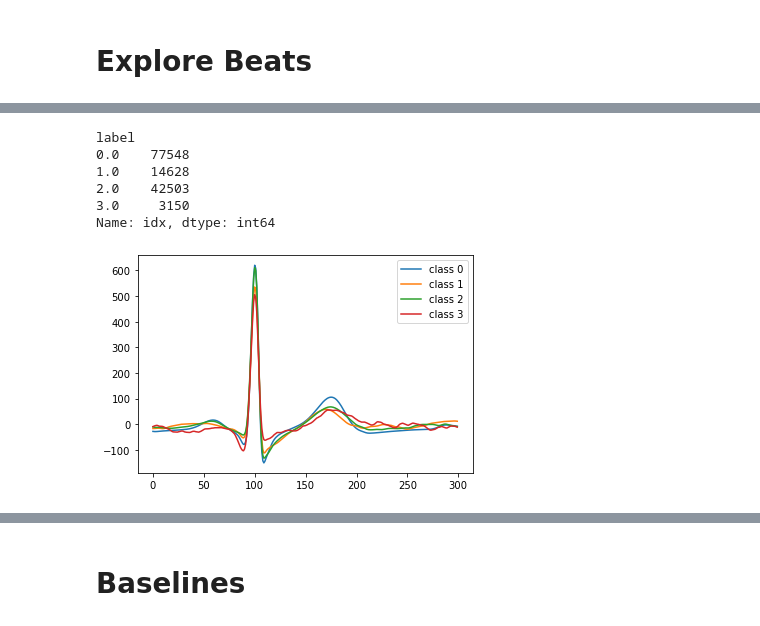
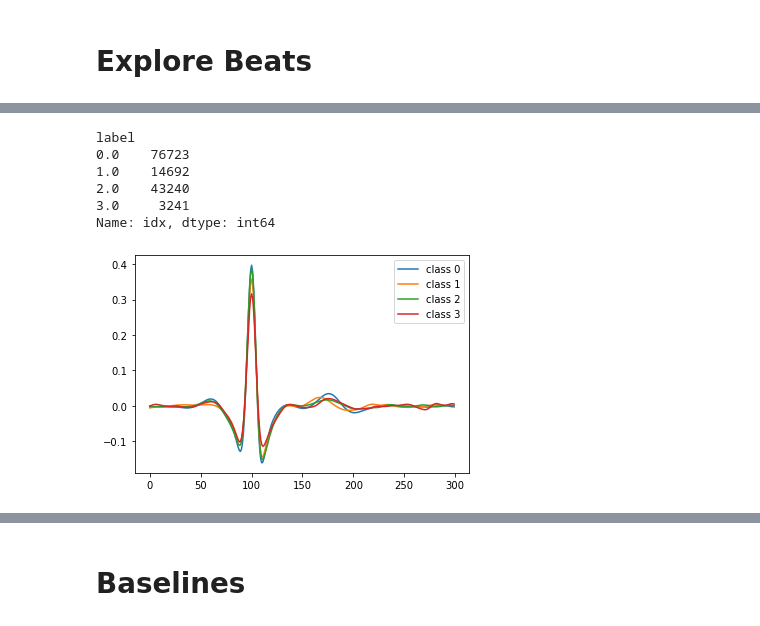
Before and after one commit to veichta/AML, a Jupyter notebook: task2/task2.ipynb, the cells around one changed output, grey strips where cells are left out. Saved outputs shown, nothing was run; the diff lists cells and outputs as text; code cells hidden in the pictures.

```diff
--- a/task2/task2.ipynb
+++ b/task2/task2.ipynb
@@ -347,0 +429,9 @@ df_beats
+# %%
+df_train = pd.read_csv('train_beats.csv', index_col=0)
+df_val = pd.read_csv('val_beats.csv', index_col=0)
+
+train_clean = remove_outliers_per_class(df_train)
+val_clean = remove_outliers_per_class(df_val)
+
+train_clean.to_csv('train_clean.csv')
+val_clean.to_csv('val_clean.csv')
@@ -347,0 +447,12 @@ df_beats
+# %%
+beats_clean = train_clean
+# %%
+qualities = beats_clean.groupby('label')['Quality']
+# %%
+fig, ax = plt.subplots(ncols=2, nrows=2, figsize=(10, 10))
+for i, c in enumerate(qualities):
+    row = i % 2
+    col = i // 2
+    ax[row, col].hist(c)
+    ax[row, col].set_xlim(0, 1.1)
+plt.show()
@@ -348,21 +472,21 @@ df_beats
 # %%
-df_beats.groupby('label').count()['idx']
+class_support = beats_clean.groupby('label').count()['idx']
+class_support
 # %% [output]
 label
-0.0    77548
-1.0    14628
-2.0    42503
-3.0     3150
+0.0    76723
+1.0    14692
+2.0    43240
+3.0     3241
 Name: idx, dtype: int64
 # %%
-for T in [0]:
-    m = df_beats[df_beats['Quality'] > T].groupby('label').mean().iloc[:, :-3].values
+m = beats_clean.groupby('label').mean().iloc[:, :-5].values
 
-    for i, mi in enumerate(m):
-        plt.plot(mi, label=f'class {i}')
+for i, mi in enumerate(m):
+    plt.plot(mi, label=f'class {i}')
 
-    plt.legend()
-    plt.show()
+plt.legend()
+plt.show()
 # %% [output]
-[figure, old version]
+[figure, new version]
 # %%
```
Also changed, not shown: parts of 67 cells of this notebook, 1 other file.
